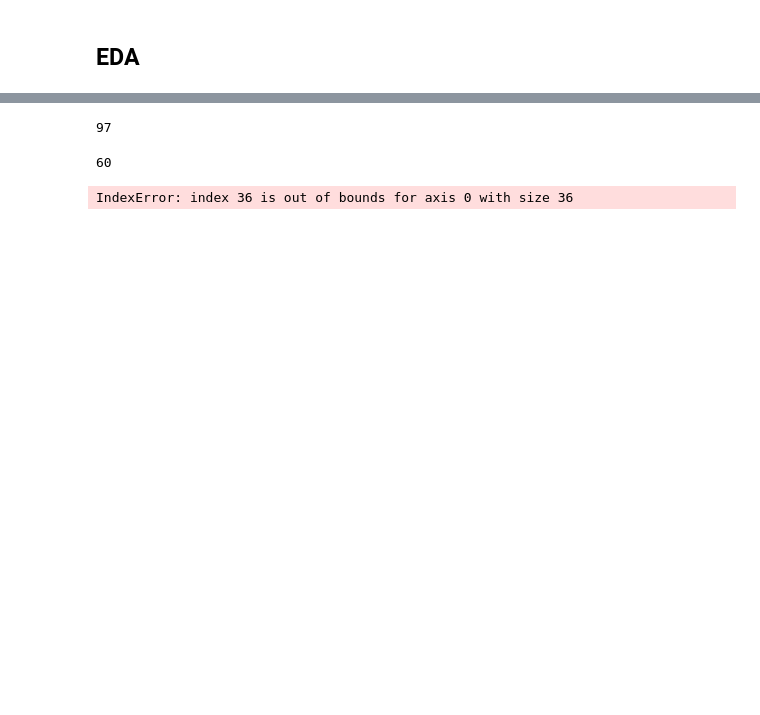
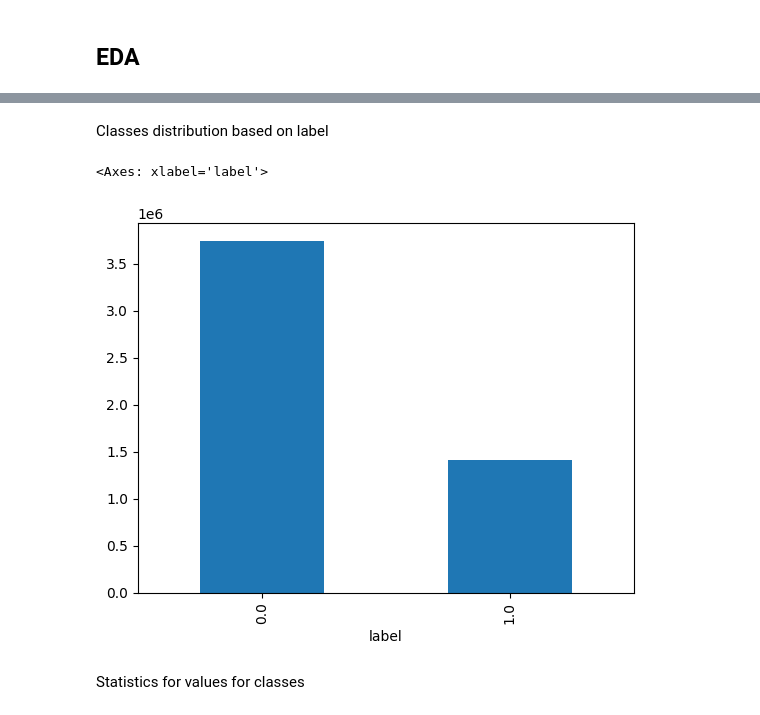
Before and after one commit to kvufee/ds_ml-learning, a Jupyter notebook: vk-internship-ds-task2/classificator.ipynb, the cells around one changed output, grey strips where cells are left out. Cells and saved outputs as stored; diff of their text form; code cells hidden in the pictures; blank space fills up the shorter version.

```diff
--- a/vk-internship-ds-task2/classificator.ipynb
+++ b/vk-internship-ds-task2/classificator.ipynb
@@ -8,8 +17,8 @@ from sklearn.metrics import roc_auc_score
 # %% [markdown]
 ## Read data
 # %%
-df = pd.read_parquet('train.parquet')
-df
+df_train = pd.read_parquet('train.parquet')
+df_train
 # %% [output]
 |  | id | dates | values | label |
 | 0 | 19114 | [2016-01-01, 2016-02-01, 2016-03-... | [-1.86, 0.79, 1.4, 0.15, 0.0, -1.... | 0.0 |
@@ -26,0 +38,33 @@ df
+# %%
+def createTimeSeriesFeatures(df):
+    rows = []
+
+    for _, row in df.iterrows():
+        dates = row['dates']
+        values = row['values']
+        label = row['label']
+
+        combined = list(zip(dates, values))
+
+        for date, value in combined:
+            rows.append({
+                'id': row['id'],
+                'date': date,
+                'value': value,
+                'label': label
+            })
+
+    long_df = pd.DataFrame(rows)
+
+    long_df['date'] = pd.to_datetime(long_df['date'])
+
+    long_df['year'] = long_df['date'].dt.year
+    long_df['month'] = long_df['date'].dt.month
+    long_df['day'] = long_df['date'].dt.day
+    long_df['day_of_week'] = long_df['date'].dt.dayofweek
+
+    return long_df
+# %%
+features_df = createTimeSeriesFeatures(df_train)
+
+features_df
@@ -26,0 +99,4 @@ df
+# %%
+mean_value = features_df['value'].mean()
+features_df.fillna(mean_value, inplace=True)
+features_df
@@ -53,16 +161,9 @@ array([datetime.date(2016, 1, 1), datetime.date(2016, 2, 1),
-# %%
-all_dates.size
-# %% [output]
-97
-# %%
-len(df.dates[38])
-# %% [output]
-60
-# %%
-date_features = [f'date_{i}' for i in range(len(df.dates[i]))]
-for i in range(len(df.dates[60])):
-    df[f'value_{i}'] = df['values'].apply(lambda x, i=i: x[i])
-
-df
-# %% [output]
-IndexError: index 36 is out of bounds for axis 0 with size 36
+# %% [markdown]
+Classes distribution based on label
+# %%
+features_df['label'].value_counts().plot(kind='bar')
+# %% [output]
+<Axes: xlabel='label'>
+[figure, added]
+# %% [markdown]
+Statistics for values for classes
```
Also changed, not shown: parts of 18 cells of this notebook.
